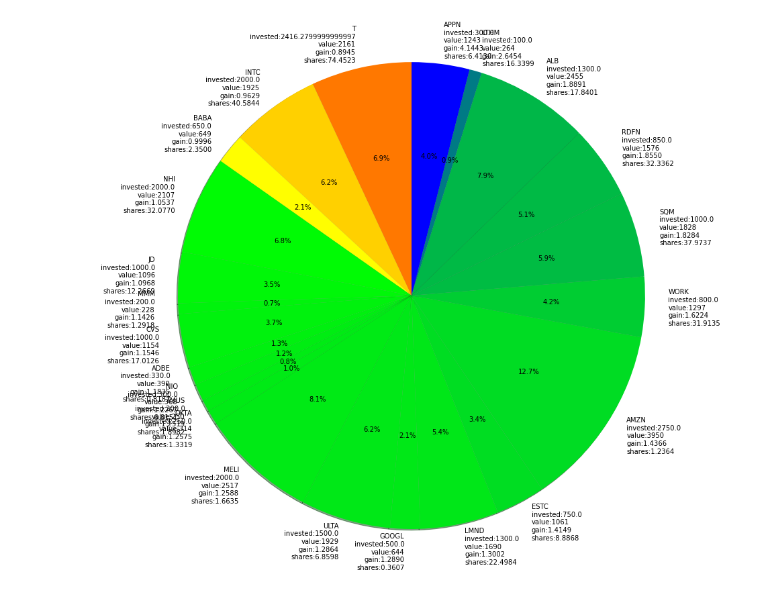
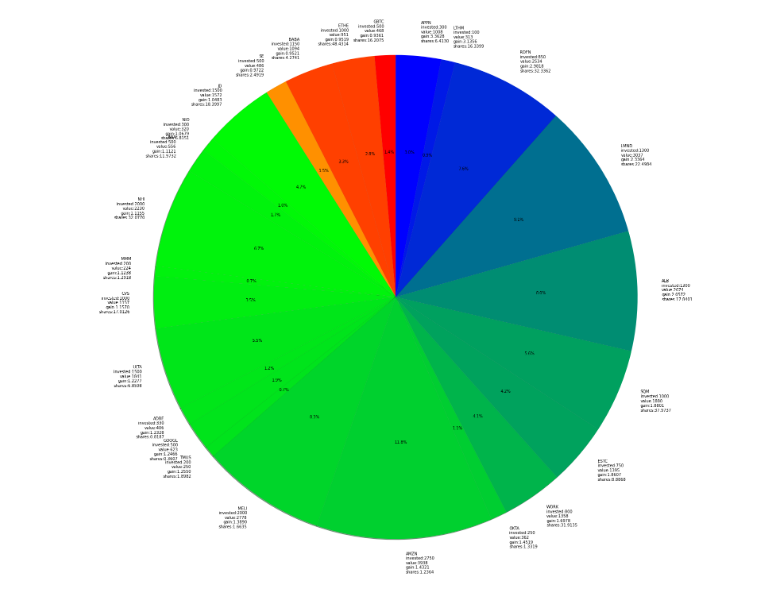
Before and after one commit to dgsprous0808/stockportfolio, a Jupyter notebook: stockportfolio_workbook_rev.ipynb, the cells around one changed output. Saved outputs shown, nothing was run; the diff lists cells and outputs as text; code cells hidden in the pictures.

```diff
--- a/stockportfolio_workbook_rev.ipynb
+++ b/stockportfolio_workbook_rev.ipynb
@@ -167,10 +167,16 @@ def portfolio_value(investments, symbol, latest_date):
     shares = 0
     outlay = 0
     close = 0
+    first_investment = '9999.99.99'
+    last_investment = '1111.11.11'
+    investment_made = len(invested)
     for investment in invested:
         if (investment[0]<latest_date):
             shares = shares + investment[2]
             outlay = outlay + investment[1]
+        if (investment[0]<first_investment): first_investment = investment[0]
+        flag = ( investment[0]>last_investment, investment[1]>0)
+        if flag == (True,True): last_investment = investment[0]
     if (shares,outlay) != (0,0):
         if np.isnan(df.Close[0]):
             value = 0
@@ -192,7 +198,11 @@ def portfolio_value(investments, symbol, latest_date):
         price = df.Close[0]
         ratio = 1.00
     result = {'symbol':symbol,'price':price,'shares': \
-              shares,'value': value,'outlay': outlay, 'close':close, 'ratio':ratio}
+              shares,'value': value,'outlay': outlay, 'close':close, 'ratio':ratio,
+              'first_investment': first_investment,
+              'last_investment': last_investment,
+              'investments_made': investment_made
+             }
     return result
 
 
@@ -302,6 +332,5 @@ sold = {
 # %%
 symbols = [
- 'T',
  'OKTA',
  'AMZN',
  'APPN',
@@ -317,12 +346,15 @@ symbols = [
  'LMND',
  'NHI',
  'ULTA',
- 'INTC',
  'MELI',
  'JD',
  'CVS',
  'RDFN',
  'NIO',
- 'BABA'
+ 'BABA',
+ 'JMIA',
+ 'GBTC',
+ 'ETHE',
+ 'SE'
 ]
 total = list( map(portfolio_value, [investments]*len(symbols), symbols, ['2021.06.01']*len(symbols)) )
@@ -361,6 +397,11 @@ per_ = []
 gain_ = []
 shares = []
 close = []
+sector = []
+area = []
+first_invested = []
+last_invested = []
+investments_made = []
 for tik in total:
     outlay = tik['outlay']+ outlay
     value = tik['value']+value
@@ -370,6 +411,11 @@ for tik in total:
     gain_.append(tik['ratio'])
     shares.append(tik['shares'])
     close.append(tik['close'])
+    area.append(description[tik['symbol']]['area'])
+    sector.append(description[tik['symbol']]['sector'])
+    first_invested.append(tik['first_investment'])
+    last_invested.append(tik['last_investment'])
+    investments_made.append(tik['investments_made'])
 
 # print((outlay,value,value/outlay))
 import pandas as pd
@@ -379,13 +425,18 @@ df = pd.DataFrame.from_dict({'symbol':labels,
                             'invested':inv_,
                             'value':val_,
                              'gain':gain_,
-                             'shares':shares
+                             'shares':shares,
+                             'sector':sector,
+                             'area':area,
+                             'first_invested':first_invested,
+                             'last_invested':last_invested,
+                             'investments_made':investments_made
                             }).sort_values(by=['gain'])
 
 df['percentage_invested'] = df.invested/sum(df.invested)
 df['percentage_value'] = df.value/sum(df.value)
 df['cp'] = df['invested']/df['shares']
 
-fields = ['symbol','gain','invested','value','shares','close','cp','percentage_value','percentage_invested']
+fields = ['symbol','gain','invested','value','shares','close','cp','percentage_value']
 df[fields].head(30)
 # %% [output]
@@ -454,17 +536,17 @@ def mklab(s1,s2,s3,s4,s5):
 # %%
 fig1, ax1 = plt.subplots()
 df = df.sort_values(by=['gain'])
 # rgb_gain(df.gain,0.8,0.95,2)
-mn = min( min(df.gain), 0.8)
-mx = max( max(df.gain), 4.0)
+mn = min( min(df.gain), 0.95)
+mx = max( max(df.gain), 3)
 label_ = list( map( mklab, df.symbol, df.invested, df.value, df.gain, df.shares) )
-ax1.pie(df.value, labels=label_, autopct='%1.1f%%', shadow=True, radius=4, startangle=90, \
+ax1.pie(df.value, labels=label_, autopct='%1.1f%%', shadow=True, radius=7, startangle=90, \
         colors=rgb_gain(df.gain,mn,1.0,mx) )
 #ax1.axis('equal')  # Equal aspect ratio ensures that pie is drawn as a circle.
 
 plt.show()
 # %% [output]
-[figure, old version]
+[figure, new version]
 # %%
 fig1, ax1 = plt.subplots()
 df = df.sort_values(by=['value'])
```
Also changed, not shown: parts of 10 cells of this notebook.
